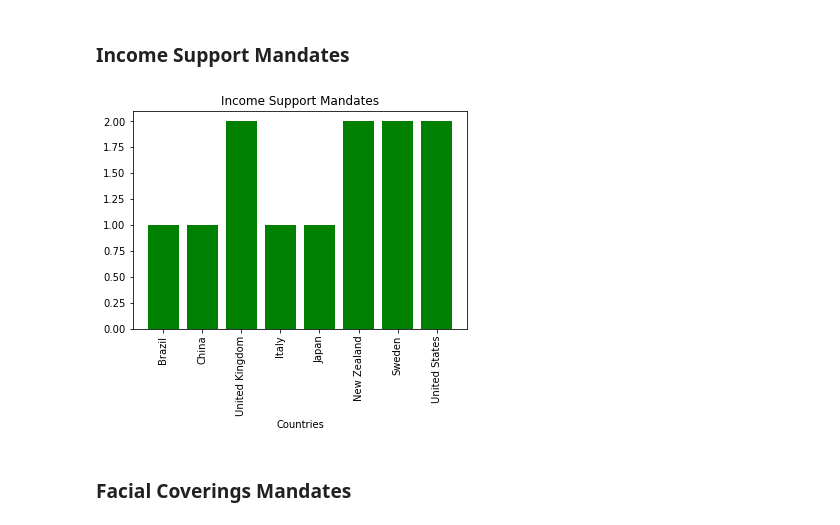
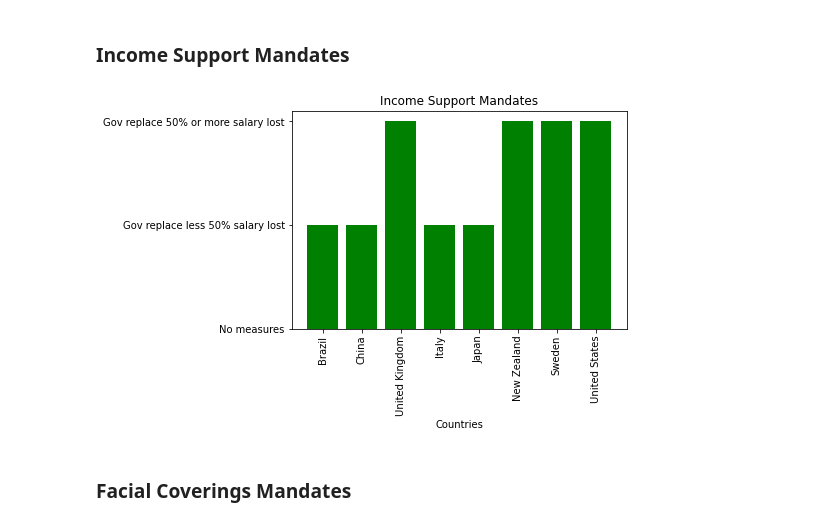
Before and after one commit to leslievazquez/Project_1, a Jupyter notebook: Data_Analysis_Notebook.ipynb, the cells around one changed output. Saved outputs shown, nothing was run; the diff lists cells and outputs as text; code cells hidden in the pictures.

```diff
--- a/Data_Analysis_Notebook.ipynb
+++ b/Data_Analysis_Notebook.ipynb
@@ -73,10 +73,10 @@ mandates = pd.DataFrame(data, columns= ["Country_name", "School_closing", "Workp
 mandates['School_Mandates'] = ''
 
 # Set multiple conditions and assign reviewer category with .loc
-mandates.loc[(mandates['School_closing'] == 0), 'School_Mandates'] = 'No measures'
-mandates.loc[(mandates['School_closing'] == 1), 'School_Mandates'] = 'Recommended'
-mandates.loc[(mandates['School_closing'] == 2), 'School_Mandates'] = 'Require closing (only some levels)'
-mandates.loc[(mandates['School_closing'] == 3), 'School_Mandates'] = 'Require closing ALL levels'
+mandates.loc[(mandates['School_closing'] == 0.0), 'School_Mandates'] = 'No measures'
+mandates.loc[(mandates['School_closing'] == 1.0), 'School_Mandates'] = 'Recommended'
+mandates.loc[(mandates['School_closing'] == 2.0), 'School_Mandates'] = 'Require closing (only some levels)'
+mandates.loc[(mandates['School_closing'] == 3.0), 'School_Mandates'] = 'Require closing ALL levels'
 
 plt.bar(mandates['Country_name'], mandates['School_Mandates'], color = 'y')
 plt.xticks(rotation='vertical')
@@ -133,21 +133,21 @@ plt.show()
 # %%
 # Create bar plot displaying level of mandate for Income Support for 8 countries of
 # interest for all dates reporting (Jan-Oct, 2020) in mandates CSV file
 mandates['Income_Support_Mandates'] = ''
 
 # Set multiple conditions and assign reviewer category with .loc
-mandates.loc[(mandates['Income_support'] == 0), 'Income_Support_Mandates'] = 'No measures'
-mandates.loc[(mandates['Income_support'] == 1), 'Income_Support_Mandates'] = 'Gov replace less 50% salary lost'
-mandates.loc[(mandates['Income_support'] == 2), 'Income_Support_Mandates'] = 'Gov replace 50% or more salary lost'
+mandates.loc[(mandates['Income_support'] == 0.0), 'Income_Support_Mandates'] = 'No measures'
+mandates.loc[(mandates['Income_support'] == 1.0), 'Income_Support_Mandates'] = 'Gov replace less 50% salary lost'
+mandates.loc[(mandates['Income_support'] == 2.0), 'Income_Support_Mandates'] = 'Gov replace 50% or more salary lost'
 
-plt.bar(mandates['Country_name'], mandates['Income_support'], color = 'g')
+plt.bar(mandates['Country_name'], mandates['Income_Support_Mandates'], color = 'g')
 plt.xticks(rotation='vertical')
 plt.title('Income Support Mandates')
 plt.xlabel('Countries')
 plt.savefig('output_mandates/Income_Support_Mandates.png')
 plt.show()
 # %% [output]
-[figure, old version]
+[figure, new version]
 # %% [markdown]
 ### Facial Coverings Mandates
 # %%
```
